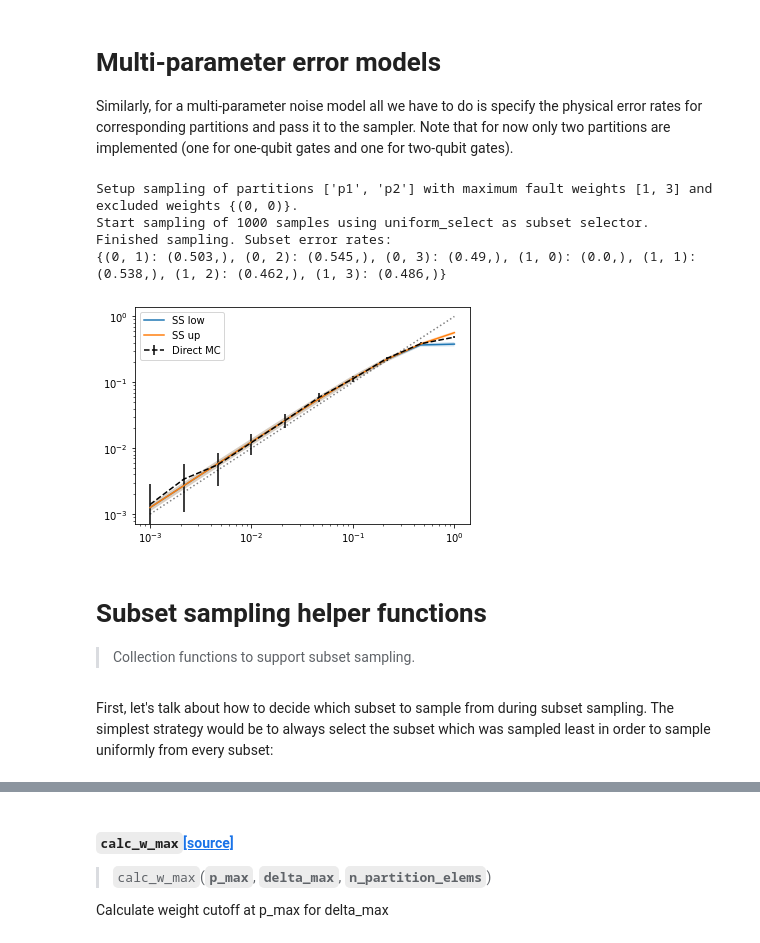
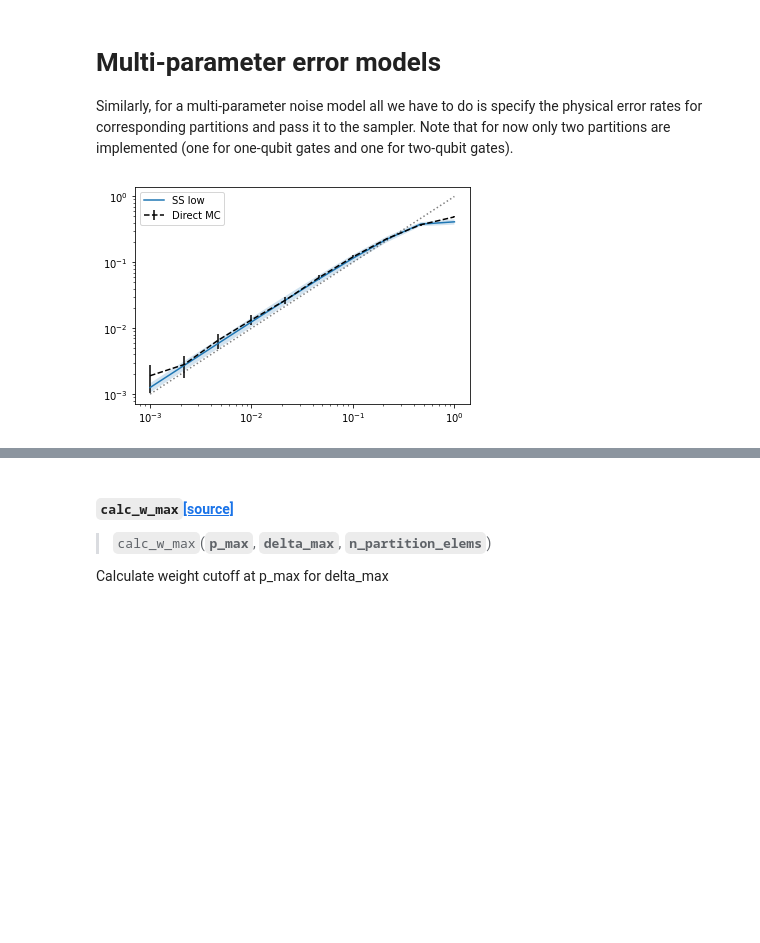
Before and after one commit to dpwinter/qsample, a Jupyter notebook: 05_samplers.ipynb, the cells around one changed output, grey strips where cells are left out. Drawn from its saved outputs; the diff is of its cells as text; code cells hidden in the pictures; blank space fills up the shorter version.

```diff
--- a/05_samplers.ipynb
+++ b/05_samplers.ipynb
@@ -90,0 +69,17 @@ def ERV_select(counts, fail_counts, Aw=1, var=math.Wilson_var, *args, **kwargs):
+# %%
+from qsam.protocol import Protocol, draw_protocol, iterate
+from qsam.circuit import Circuit
+
+ghz = Circuit([ {"H": {0}},
+                {"CNOT": {(0,1)}},
+                {"CNOT": {(1,2)}},
+                {"CNOT": {(2,3)}},
+                {"CNOT": {(3,4)}},
+                {"CNOT": {(0,4)}},
+                {"measure": {4}}   ])
+
+ghz1 = Protocol()
+ghz1.add_nodes_from(['ghz1'], circuits=ghz)
+ghz1.add_edge('START', 'ghz1', check='True')
+ghz1.add_edge('ghz1', 'EXIT', check='`ghz1`==1')
+draw_protocol(ghz1)
@@ -101,10 +115,10 @@ def calc_w_max(p_max, delta_max, n_partition_elems):
             break
     return w_max
 
-def calc_subset_occurances(partitions, partition_weight_vecs, p_phys_mat):
-    """Calculate 3D tensor of binom. coefficients for each partition"""
+def calc_subset_occurances(partitions, partition_w_vecs, p_phy_per_partition):
+    """Return (weight)x(p_phys) (parition) subset occurance matrix transforming a p_SS vector to a p_L vector"""
 
     n_partition_elems = np.array([len(p) for p in partitions])
-    Aws = np.array([math.binom(w_vec, n_partition_elems, p_phys_mat) for w_vec in partition_weight_vecs])
-    Aws = np.product(Aws, axis=-1) # get list of Aw for each partition SS combination
+    Aws = np.array([math.binom(w_vec, n_partition_elems, p_phy_per_partition) for w_vec in partition_w_vecs])
+    Aws = np.product(Aws, axis=-1) # mult Aws for multi-parameter, i.e. multi-partitions
     return Aws
@@ -195,6 +124,0 @@ Similarly, we can do the same sampling using the `SubsetSampler`. For this, we n
-# %%
-#slow
-w_params = {'w_max':[3], 'w_exclude': {0}}
-# w_params = {'p_max': [0.1], 'delta_max': [0.1]}
-sam = SubsetSampler(ghz, err_params, w_params, subset_select_fn=ERV_select)
-p_L_up, p_L_low, ss_std = sam.run(n_samples=1000)
@@ -233,35 +262,25 @@ p2 = 0.5 * p1
 err_params = {'p1': p1, 'p2': p2}
 w_params = {'w_max':[1,3], 'w_exclude': {(0,0),}}
 
-sam = SubsetSampler(ghz, err_params, w_params)
-p_L_up, p_L_low, ss_std = sam.run(n_samples=1000)
+sam = SubsetSampler(ghz1, err_params)
+p_L_low, ss_std = sam.run(n_samples=1000, w_max=[1,3], w_exclude=[(0,0)])
 
-sam = DirectSampler(ghz, err_params)
+sam = Sampler(ghz1, err_params)
 p_L, std = sam.run(n_samples=10000)
-# %% [output]
-Setup sampling of partitions ['p1', 'p2'] with maximum fault weights [1, 3] and excluded weights {(0, 0)}.
-Start sampling of 1000 samples using uniform_select as subset selector.
-Finished sampling. Subset error rates:
-{(0, 1): (0.503,), (0, 2): (0.545,), (0, 3): (0.49,), (1, 0): (0.0,), (1, 1): (0.538,), (1, 2): (0.462,), (1, 3): (0.486,)}
 # %%
 #slow
 #hide_input
 
 plt.errorbar(p, p_L, fmt='--', c="black", yerr=std, label="Direct MC")
 
 plt.plot(p, p_L_low, label="SS low")
 plt.fill_between(p, p_L_low-ss_std, p_L_low+ss_std, alpha=0.2)
-plt.plot(p, p_L_up, label="SS up")
-plt.fill_between(p, p_L_up-ss_std, p_L_up+ss_std, alpha=0.2)
+# plt.plot(p, p_L_up, label="SS up")
+# plt.fill_between(p, p_L_up-ss_std, p_L_up+ss_std, alpha=0.2)
 
 plt.plot(p, p, 'k:', alpha=0.5)
 plt.xscale('log')
 plt.yscale('log')
 plt.legend();
 # %% [output]
-[figure, old version]
+[figure, new version]
-# %% [markdown]
-# Subset sampling helper functions
-> Collection functions to support subset sampling.
-# %% [markdown]
-First, let's talk about how to decide which subset to sample from during subset sampling. The simplest strategy would be to always select the subset which was sampled least in order to sample uniformly from every subset:
```
Also changed, not shown: parts of 32 cells of this notebook, 21 other files.
